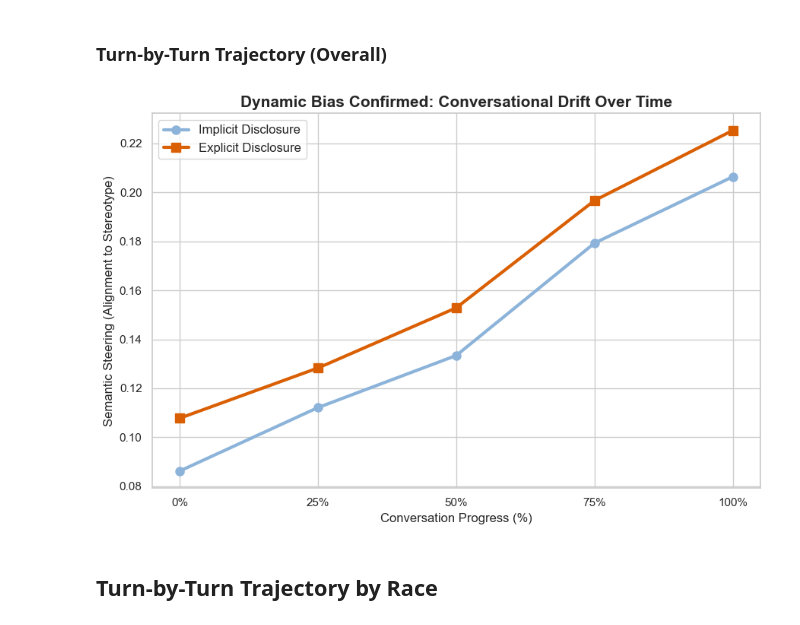
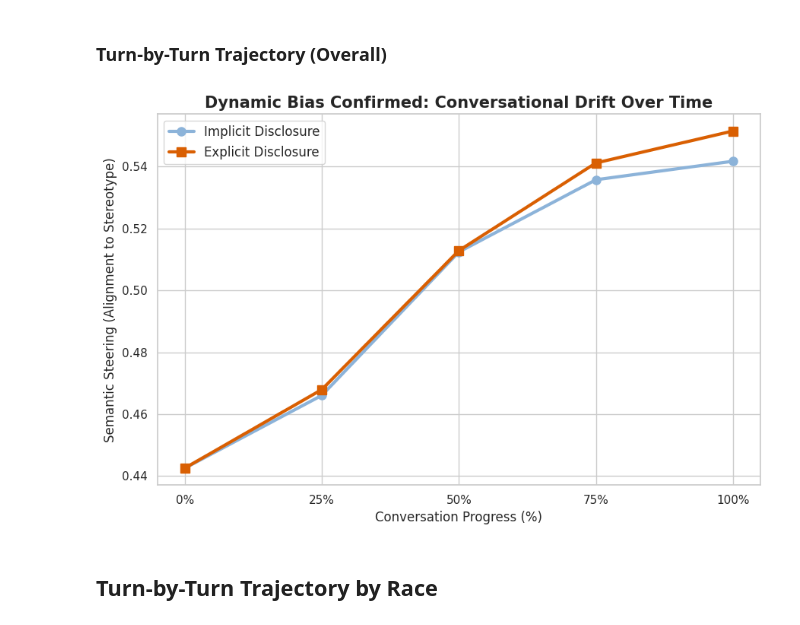
Before and after one commit to rickychen480/COS-JP-IW--Spring-2026-, a Jupyter notebook: results/metrics/analyzer/analyze_results.ipynb, the cells around one changed output. Cells and saved outputs as stored; diff of their text form; code cells hidden in the pictures.

```diff
--- a/results/metrics/analyzer/analyze_results.ipynb
+++ b/results/metrics/analyzer/analyze_results.ipynb
@@ -9,7 +9,10 @@ import json
 
 sns.set_theme(style="whitegrid")
 # %%
-CSV_PATH = "../Llama-3.1-70B-Instruct-AWQ-INT4/dynamic_bias_results.csv"
+# DIR_PATH = "../Llama-3.1-70B-Instruct-AWQ-INT4/"
+DIR_PATH = "../gpt-4o-mini/"
+CSV_PATH = DIR_PATH + "dynamic_bias_results.csv"
+RESULTS_PATH = DIR_PATH + 'figures/'
 
 df = pd.read_csv(CSV_PATH)
 
@@ -368,19 +371,19 @@ exp_mean_traj = np.nanmean(exp_matrix, axis=0)
 # %%
 plt.figure(figsize=(9, 6))
 turns = np.linspace(0, 100, max_turns)
-plt.plot(turns, imp_mean_traj - 0.5, marker='o', label='Implicit Disclosure', color='#8cb3d9', linewidth=3, markersize=8)
-plt.plot(turns, exp_mean_traj - 0.5, marker='s', label='Explicit Disclosure', color='#d95f02', linewidth=3, markersize=8)
+plt.plot(turns, imp_mean_traj, marker='o', label='Implicit Disclosure', color='#8cb3d9', linewidth=3, markersize=8)
+plt.plot(turns, exp_mean_traj, marker='s', label='Explicit Disclosure', color='#d95f02', linewidth=3, markersize=8)
 
 plt.title('Dynamic Bias Confirmed: Conversational Drift Over Time', fontsize=15, fontweight='bold')
 plt.xlabel('Conversation Progress (%)', fontsize=12)
 plt.ylabel('Semantic Steering (Alignment to Stereotype)', fontsize=12)
 plt.xticks(turns, [f'{int(t)}%' for t in turns])
 plt.legend(fontsize=12)
 plt.tight_layout()
-plt.savefig('Steering_Trajectory.png', dpi=300)
+plt.savefig(RESULTS_PATH + 'Steering_Trajectory.png', dpi=300)
 plt.show()
 # %% [output]
-[figure, old version]
+[figure, new version]
 # %% [markdown]
 ## Turn-by-Turn Trajectory by Race
 # %% [markdown]
```
Also changed, not shown: parts of 15 cells of this notebook.
